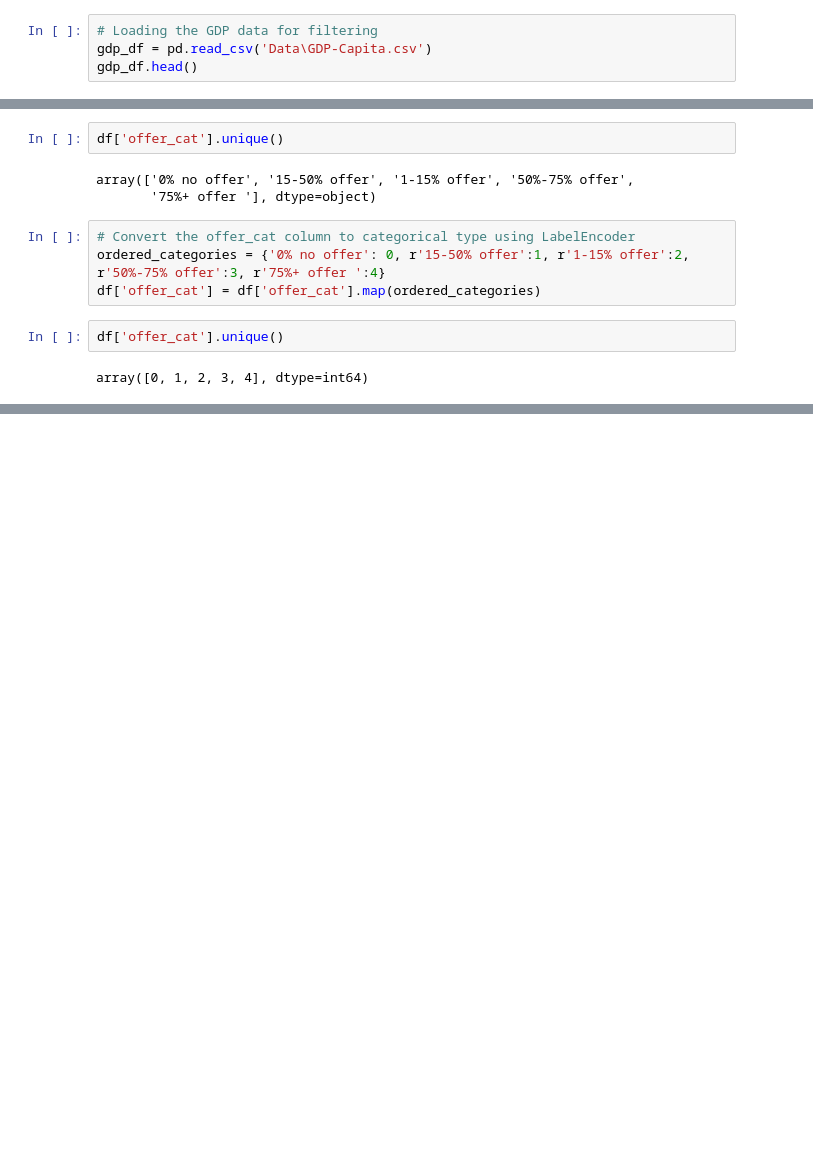
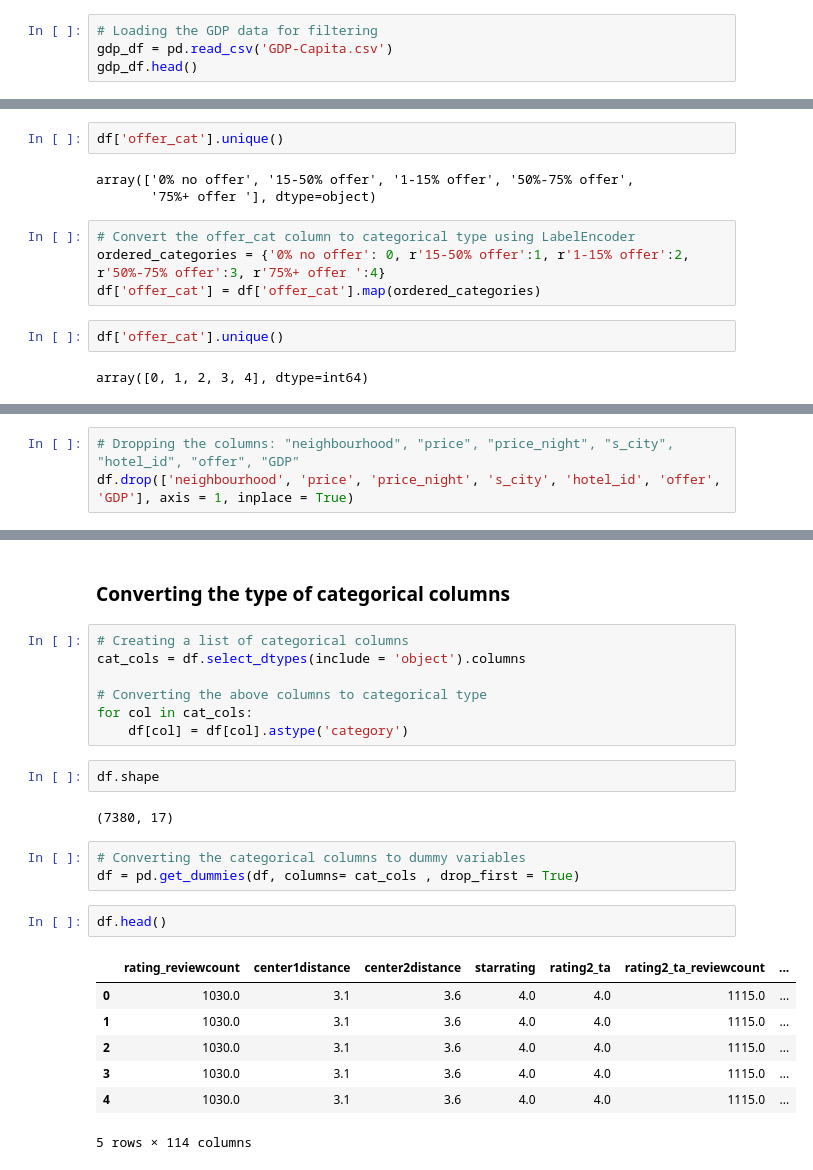
Before and after one commit to navaei-amir/ML-Final-Project, a Jupyter notebook: ML-Project.ipynb, the cells around one changed output, grey strips where cells are left out. Saved outputs shown, nothing was run; the diff lists cells and outputs as text; blank space fills up the shorter version.

```diff
--- a/ML-Project.ipynb
+++ b/ML-Project.ipynb
@@ -16,7 +16,7 @@ Data.head()
 5 rows × 24 columns
 # %%
 # Loading the GDP data for filtering
-gdp_df = pd.read_csv('Data\GDP-Capita.csv')
+gdp_df = pd.read_csv('GDP-Capita.csv')
 gdp_df.head()
 # %% [output]
 |  | Country Name | Country Code | 2020 | Region |
@@ -348,0 +347,3 @@ array([0, 1, 2, 3, 4], dtype=int64)
+# %%
+# Dropping the columns: "neighbourhood", "price", "price_night", "s_city", "hotel_id", "offer", "GDP"
+df.drop(['neighbourhood', 'price', 'price_night', 's_city', 'hotel_id', 'offer', 'GDP'], axis = 1, inplace = True)
@@ -348,0 +371,26 @@ array([0, 1, 2, 3, 4], dtype=int64)
+# %% [markdown]
+### Converting the type of categorical columns
+# %%
+# Creating a list of categorical columns
+cat_cols = df.select_dtypes(include = 'object').columns
+
+# Converting the above columns to categorical type
+for col in cat_cols:
+    df[col] = df[col].astype('category')
+# %%
+df.shape
+# %% [output]
+(7380, 17)
+# %%
+# Converting the categorical columns to dummy variables
+df = pd.get_dummies(df, columns= cat_cols , drop_first = True)
+# %%
+df.head()
+# %% [output]
+|  | rating_reviewcount | center1distance | center2distance | starrating | rating2_ta | rating2_ta_reviewcount | ... |
+| 0 | 1030.0 | 3.1 | 3.6 | 4.0 | 4.0 | 1115.0 | ... |
+| 1 | 1030.0 | 3.1 | 3.6 | 4.0 | 4.0 | 1115.0 | ... |
+| 2 | 1030.0 | 3.1 | 3.6 | 4.0 | 4.0 | 1115.0 | ... |
+| 3 | 1030.0 | 3.1 | 3.6 | 4.0 | 4.0 | 1115.0 | ... |
+| 4 | 1030.0 | 3.1 | 3.6 | 4.0 | 4.0 | 1115.0 | ... |
+5 rows × 114 columns
```
Also changed, not shown: parts of 6 cells of this notebook.
